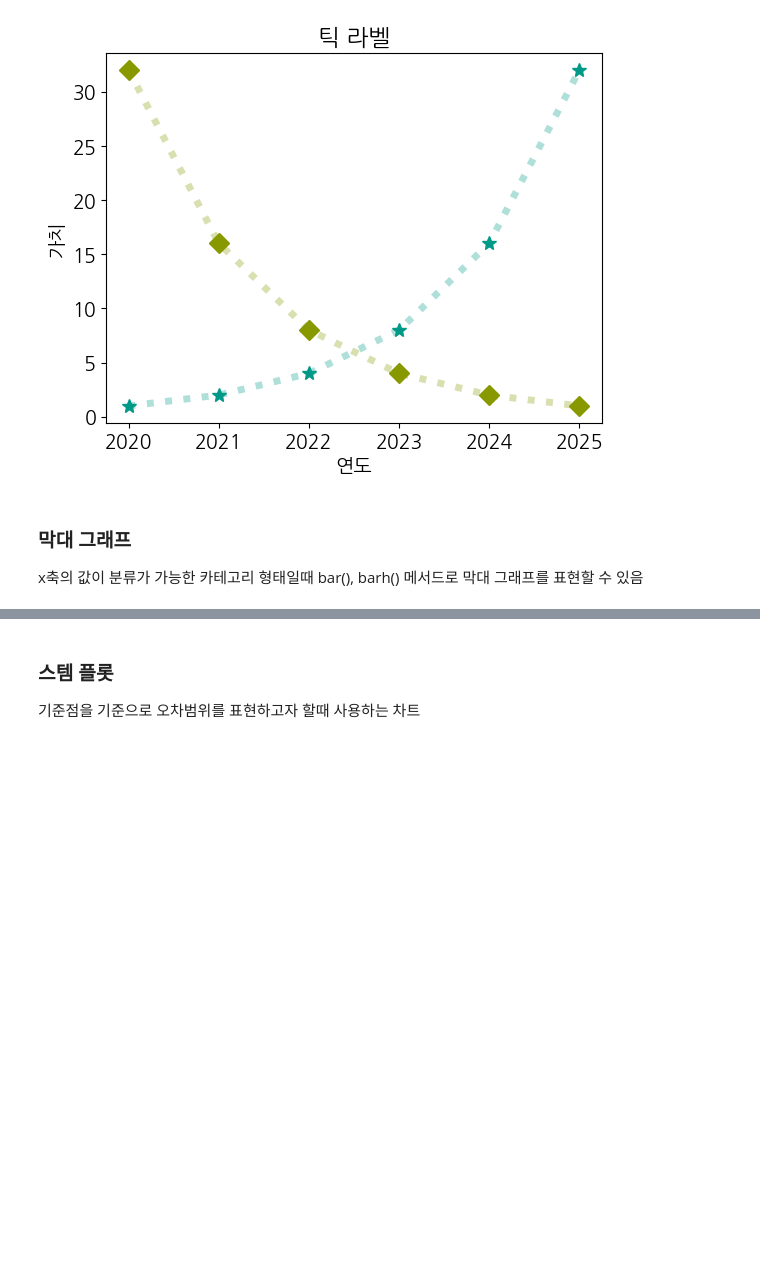
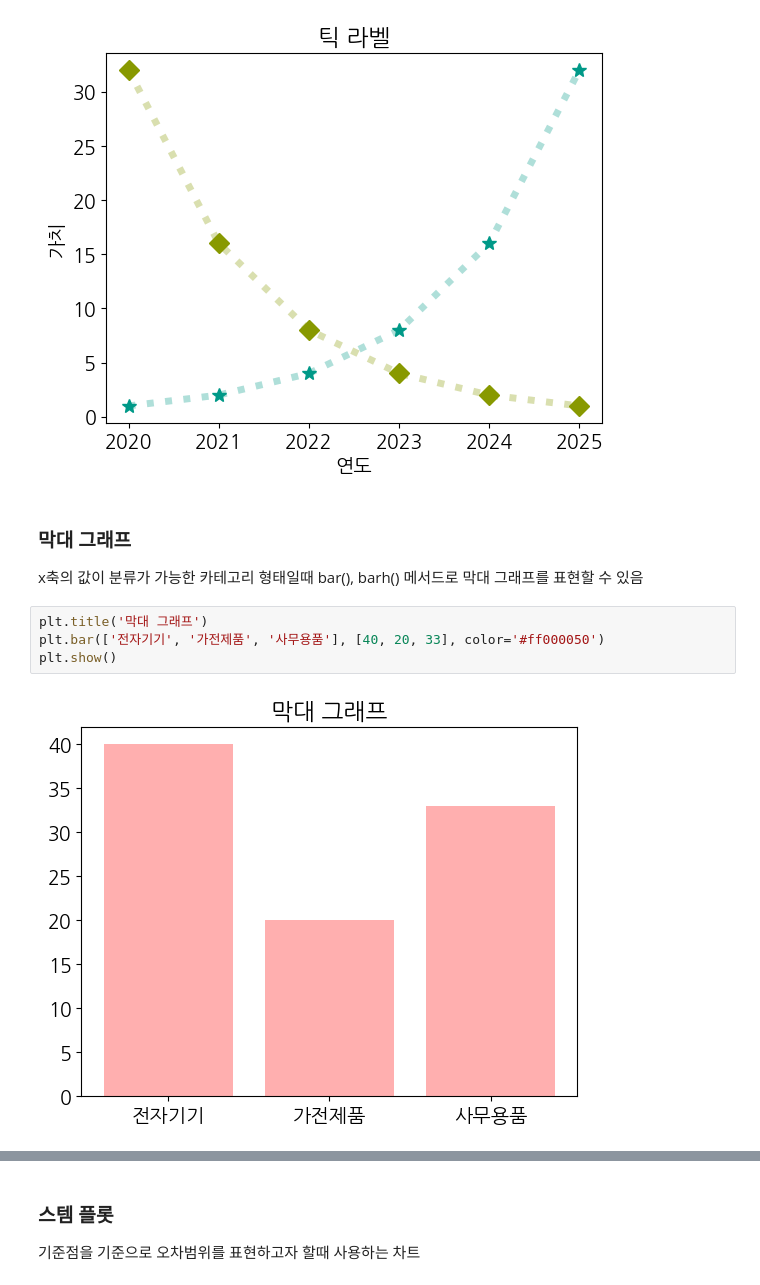
Before and after one commit to rdy2rck/python-20250203, a Jupyter notebook: h_visualize-data.ipynb, the cells around one changed output, grey strips where cells are left out. Saved outputs shown, nothing was run; the diff lists cells and outputs as text; blank space fills up the shorter version.

```diff
--- a/h_visualize-data.ipynb
+++ b/h_visualize-data.ipynb
@@ -177,3 +177,9 @@ plt.show()
 # %% [markdown]
 ### 막대 그래프
 x축의 값이 분류가 가능한 카테고리 형태일때 bar(), barh() 메서드로 막대 그래프를 표현할 수 있음
+# %%
+plt.title('막대 그래프')
+plt.bar(['전자기기', '가전제품', '사무용품'], [40, 20, 33], color='#ff000050')
+plt.show()
+# %% [output]
+[figure, added]
```
Also changed, not shown: parts of 9 cells of this notebook, 1 other file.
